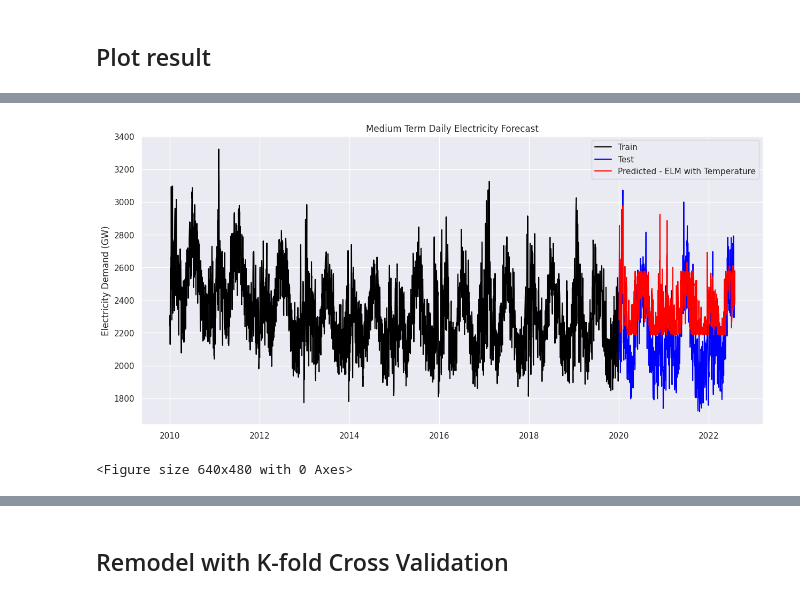
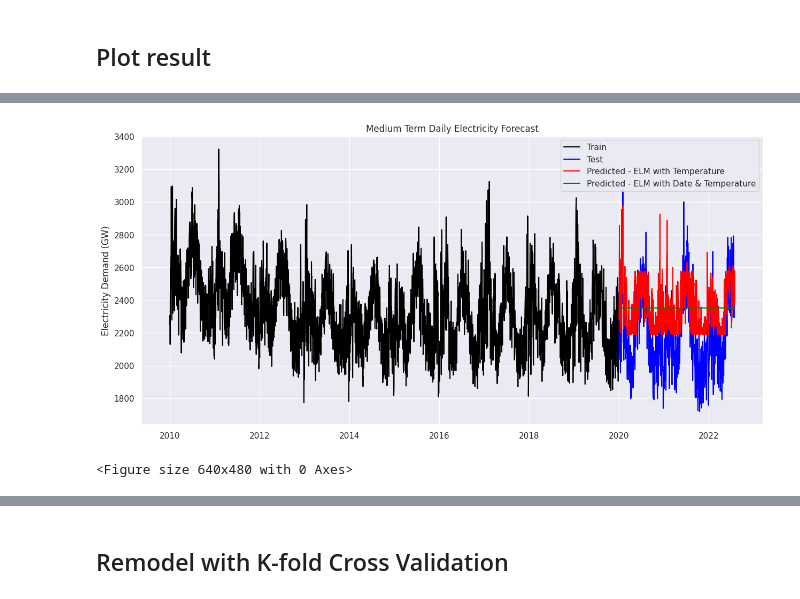
Before and after one commit to DakshiW/project_group_i, a Jupyter notebook: Fiona/unswprojectv10 with charts.ipynb, the cells around one changed output, grey strips where cells are left out. Drawn from its saved outputs; the diff is of its cells as text; code cells hidden in the pictures.

```diff
--- a/Fiona/unswprojectv10 with charts.ipynb
+++ b/Fiona/unswprojectv10 with charts.ipynb
@@ -1129,13 +1130,13 @@ library(ELMR)
 # %%
 %%R -i ts_short_train -i ts_short_test
 # fitting elm model using short-term data
-elm_short_train_x<-as.matrix(ts_short_train[,'TEMPERATURE'],ts_short_train[,'DATE'])
+elm_short_train_x<-as.matrix(cbind(ts_short_train[,'TEMPERATURE'],ts_short_train[,'DATE']))
 elm_short_train_y<-as.matrix(ts_short_train[,'TOTALDEMAND'])
-elm_short_test_x<-as.matrix(ts_short_test[,'TEMPERATURE'],ts_short_test[,'DATE'])
+elm_short_test_x<-as.matrix(cbind(ts_short_test[,'TEMPERATURE'],ts_short_test[,'DATE']))
 elm_short_test_y<-as.matrix(ts_short_test[,'TOTALDEMAND'])
 elm_short_model<-elm_train(elm_short_train_x,elm_short_train_y,nhid=50,actfun='sig',init_weights='normal_gaussian')
 # prediction
 elm_short_predict_y = elm_predict(elm_short_model,elm_short_test_x)
 # results
-data.frame(mae=mean(abs(elm_short_predict_y-elm_short_test_y)), rmse=sqrt(mean((elm_short_predict_y-elm_short_test_y)^2)),mape=mean(abs(elm_short_predict_y-elm_short_test_y)/elm_short_test_y))
+data.frame(mae=mean(abs(elm_short_predict_y-elm_short_test_y)),mape=mean(abs(elm_short_predict_y-elm_short_test_y)/elm_short_test_y), rmse=sqrt(mean((elm_short_predict_y-elm_short_test_y)^2)))
 # %% [output]
@@ -1164,0 +1152,12 @@ time: 68.9 ms (started: 2023-04-10 14:41:42 +00:00)
+# %%
+# Plot Result
+plt.figure(figsize=(15,7))
+plt.plot(ts_sarima_short_train["TOTALDEMAND"], color = "black", label = "Train")
+plt.plot(ts_sarima_short_test["TOTALDEMAND"], color = "blue", label = "Test")
+plt.plot(ts_short_test['DATE'], elm_short_predict_y,  color = "green", label = "Predicted - ELM with Date & Temperature")
+plt.title("Short Term Daily Electricity Forecast")
+plt.ylabel("Electricity Demand (GW)")
+plt.legend(loc="best")
+sns.set()
+plt.show()
+plt.clf()
@@ -1227,15 +1246,15 @@ time: 6.72 ms (started: 2023-04-10 14:41:51 +00:00)
 # %%
 plt.figure(figsize=(15,7))
 plt.plot(ts_sarima_short_train["TOTALDEMAND"], color = "black", label = "Train")
 plt.plot(ts_sarima_short_test["TOTALDEMAND"], color = "blue", label = "Test")
 plt.plot(ts_short_test['DATE'], elm_short_predict_y2,  color = "red", label = "Predicted - ELM with Temperature")
-#plt.plot(ts_short_test['DATE'], elm_short_predict_y,  color = "green", label = "Predicted - ELM with Date & Temperature")
+plt.plot(ts_short_test['DATE'], elm_short_predict_y,  color = "green", label = "Predicted - ELM with Date & Temperature")
 plt.title("Medium Term Daily Electricity Forecast")
 plt.ylabel("Electricity Demand (GW)")
 plt.legend(loc="best")
 sns.set()
 plt.show()
 plt.clf()
 # %% [output]
-[figure, old version]
+[figure, new version]
 <Figure size 640x480 with 0 Axes>
```
Also changed, not shown: parts of 89 cells of this notebook.
